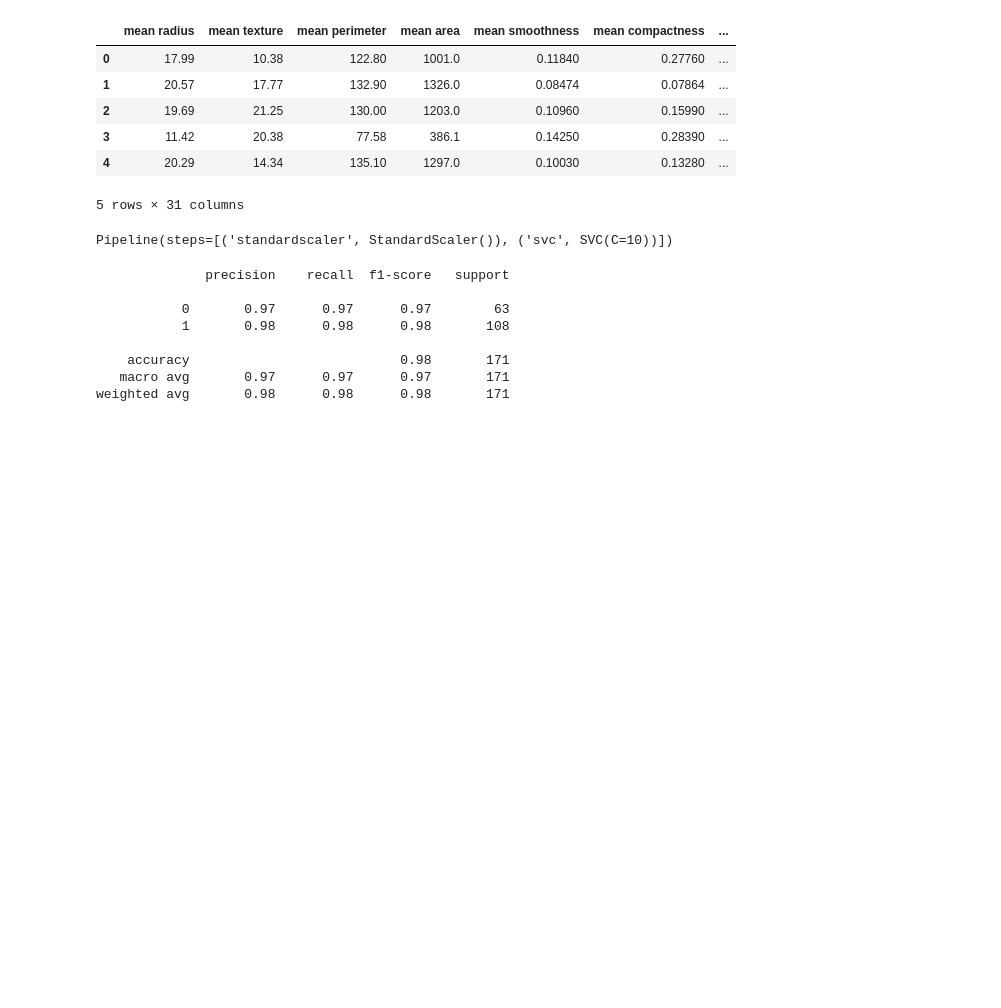
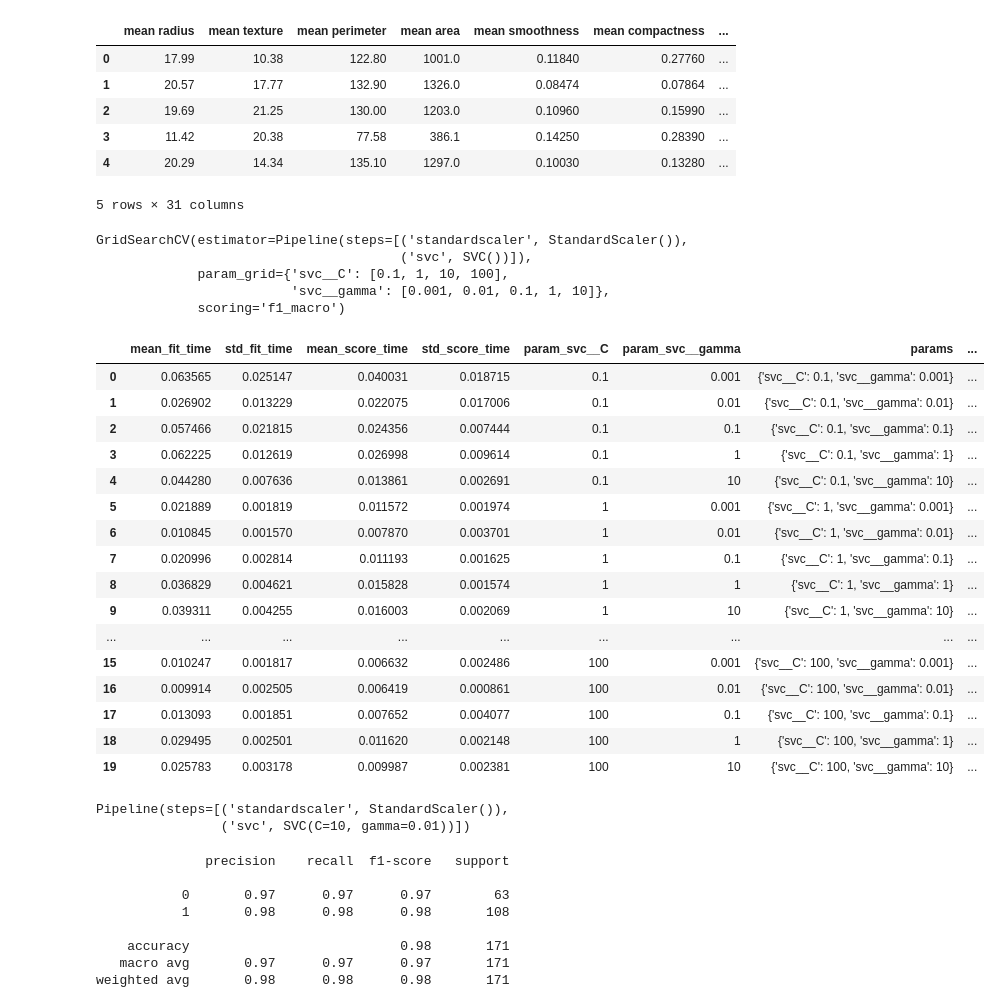
Before and after one commit to MapsaBootCamp/ML3, a Jupyter notebook: Classification/SVM.ipynb, the cells around one changed output. Saved outputs shown, nothing was run; the diff lists cells and outputs as text; code cells hidden in the pictures; blank space fills up the shorter version.

```diff
--- a/Classification/SVM.ipynb
+++ b/Classification/SVM.ipynb
@@ -51,12 +51,44 @@ X_train, X_test, y_train, y_test = train_test_split(X, y, test_size=0.3, random_
 from sklearn.pipeline import make_pipeline
 from sklearn.preprocessing import StandardScaler
 from sklearn.svm import SVC
+from sklearn.model_selection import GridSearchCV
 
-pipe = make_pipeline(StandardScaler(), SVC(C=10))
+
+pipe = make_pipeline(StandardScaler(), SVC())
+clf_gridSearch = GridSearchCV(pipe, param_grid={'svc__gamma': [0.001, 0.01, 0.1, 1, 10], 'svc__C': [0.1, 1, 10, 100]}, scoring='f1_macro')
 # %%
-pipe.fit(X_train, y_train)
+clf_gridSearch.fit(X_train, y_train)
 # %% [output]
-Pipeline(steps=[('standardscaler', StandardScaler()), ('svc', SVC(C=10))])
+GridSearchCV(estimator=Pipeline(steps=[('standardscaler', StandardScaler()),
+                                       ('svc', SVC())]),
+             param_grid={'svc__C': [0.1, 1, 10, 100],
+                         'svc__gamma': [0.001, 0.01, 0.1, 1, 10]},
+             scoring='f1_macro')
+# %%
+pd.DataFrame(clf_gridSearch.cv_results_)
+# %% [output]
+|  | mean_fit_time | std_fit_time | mean_score_time | std_score_time | param_svc__C | param_svc__gamma | params | ... |
+| 0 | 0.063565 | 0.025147 | 0.040031 | 0.018715 | 0.1 | 0.001 | {'svc__C': 0.1, 'svc__gamma': 0.001} | ... |
+| 1 | 0.026902 | 0.013229 | 0.022075 | 0.017006 | 0.1 | 0.01 | {'svc__C': 0.1, 'svc__gamma': 0.01} | ... |
+| 2 | 0.057466 | 0.021815 | 0.024356 | 0.007444 | 0.1 | 0.1 | {'svc__C': 0.1, 'svc__gamma': 0.1} | ... |
+| 3 | 0.062225 | 0.012619 | 0.026998 | 0.009614 | 0.1 | 1 | {'svc__C': 0.1, 'svc__gamma': 1} | ... |
+| 4 | 0.044280 | 0.007636 | 0.013861 | 0.002691 | 0.1 | 10 | {'svc__C': 0.1, 'svc__gamma': 10} | ... |
+| 5 | 0.021889 | 0.001819 | 0.011572 | 0.001974 | 1 | 0.001 | {'svc__C': 1, 'svc__gamma': 0.001} | ... |
+| 6 | 0.010845 | 0.001570 | 0.007870 | 0.003701 | 1 | 0.01 | {'svc__C': 1, 'svc__gamma': 0.01} | ... |
+| 7 | 0.020996 | 0.002814 | 0.011193 | 0.001625 | 1 | 0.1 | {'svc__C': 1, 'svc__gamma': 0.1} | ... |
+| 8 | 0.036829 | 0.004621 | 0.015828 | 0.001574 | 1 | 1 | {'svc__C': 1, 'svc__gamma': 1} | ... |
+| 9 | 0.039311 | 0.004255 | 0.016003 | 0.002069 | 1 | 10 | {'svc__C': 1, 'svc__gamma': 10} | ... |
+| ... | ... | ... | ... | ... | ... | ... | ... | ... |
+| 15 | 0.010247 | 0.001817 | 0.006632 | 0.002486 | 100 | 0.001 | {'svc__C': 100, 'svc__gamma': 0.001} | ... |
+| 16 | 0.009914 | 0.002505 | 0.006419 | 0.000861 | 100 | 0.01 | {'svc__C': 100, 'svc__gamma': 0.01} | ... |
+| 17 | 0.013093 | 0.001851 | 0.007652 | 0.004077 | 100 | 0.1 | {'svc__C': 100, 'svc__gamma': 0.1} | ... |
+| 18 | 0.029495 | 0.002501 | 0.011620 | 0.002148 | 100 | 1 | {'svc__C': 100, 'svc__gamma': 1} | ... |
+| 19 | 0.025783 | 0.003178 | 0.009987 | 0.002381 | 100 | 10 | {'svc__C': 100, 'svc__gamma': 10} | ... |
+# %%
+predict = clf_gridSearch.best_estimator_.predict(X_test)
+# %% [output]
+Pipeline(steps=[('standardscaler', StandardScaler()),
+                ('svc', SVC(C=10, gamma=0.01))])
 # %%
 predict = pipe.predict(X_test)
 # %%
```
